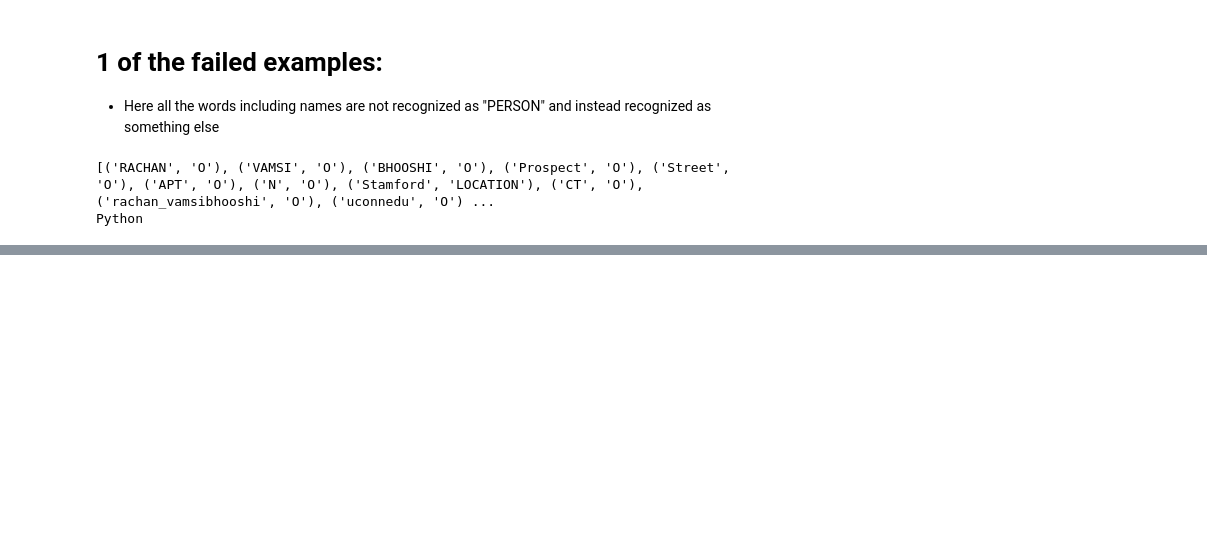
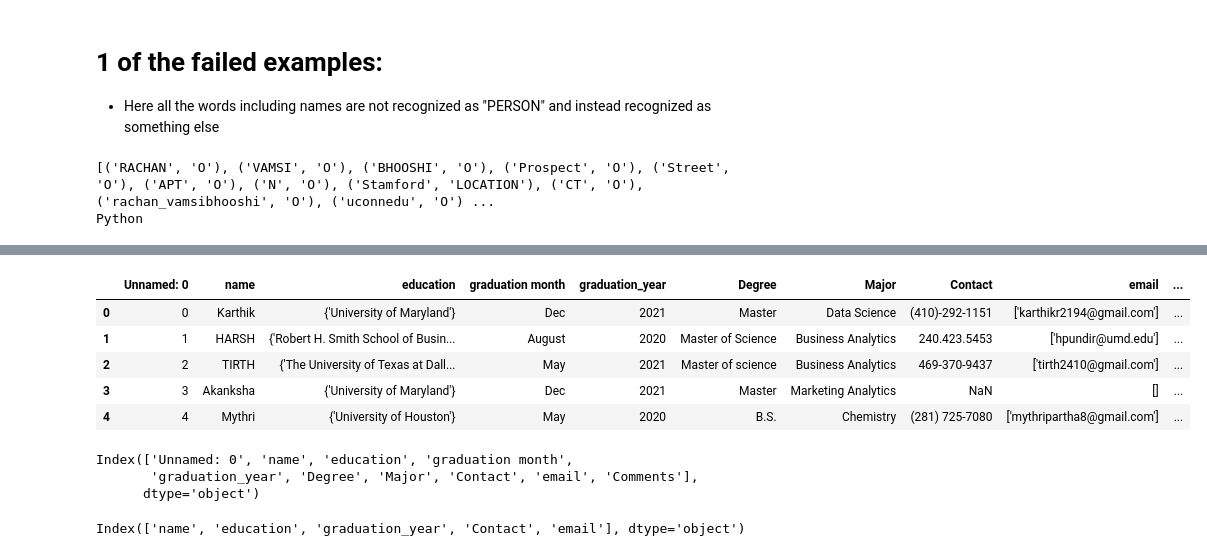
Before and after one commit to KristinChen/nlp-coe, a Jupyter notebook: resume-parser/Stanford_NER_Tagger.ipynb, the cells around one changed output, grey strips where cells are left out. Cells and saved outputs as stored; diff of their text form; code cells hidden in the pictures; blank space fills up the shorter version.

```diff
--- a/resume-parser/Stanford_NER_Tagger.ipynb
+++ b/resume-parser/Stanford_NER_Tagger.ipynb
@@ -318,0 +354,4 @@ Python
+# %%
+#Extraction_Resume_Output = pd.read_csv(r"C:\Users\rtd91\Data\resume_samples\output data\Extraction_Resume_Output.csv")
+ground_truth = pd.read_csv(r"C:\Users\rtd91\Data\resume_samples\output data\ground_truth.csv")
+ground_truth.head(5 )
@@ -318,0 +376,15 @@ Python
+# %%
+ground_truth.head(5)
+# %% [output]
+|  | Unnamed: 0 | name | education | graduation month | graduation_year | Degree | Major | Contact | email | ... |
+| 0 | 0 | Karthik | {'University of Maryland'} | Dec | 2021 | Master | Data Science | (410)-292-1151 | ['karthikr2194@gmail.com'] | ... |
+| 1 | 1 | HARSH | {'Robert H. Smith School of Busin... | August | 2020 | Master of Science | Business Analytics | 240.423.5453 | ['hpundir@umd.edu'] | ... |
+| 2 | 2 | TIRTH | {'The University of Texas at Dall... | May | 2021 | Master of science | Business Analytics | 469-370-9437 | ['tirth2410@gmail.com'] | ... |
+| 3 | 3 | Akanksha | {'University of Maryland'} | Dec | 2021 | Master | Marketing Analytics | NaN | [] | ... |
+| 4 | 4 | Mythri | {'University of Houston'} | May | 2020 | B.S. | Chemistry | (281) 725-7080 | ['mythripartha8@gmail.com'] | ... |
+# %%
+ground_truth.columns
+# %% [output]
+Index(['Unnamed: 0', 'name', 'education', 'graduation month',
+       'graduation_year', 'Degree', 'Major', 'Contact', 'email', 'Comments'],
+      dtype='object')
@@ -318,0 +395,4 @@ Python
+# %%
+Extraction_Resume_Output.columns
+# %% [output]
+Index(['name', 'education', 'graduation_year', 'Contact', 'email'], dtype='object')
```
Also changed, not shown: parts of 17 cells of this notebook.
